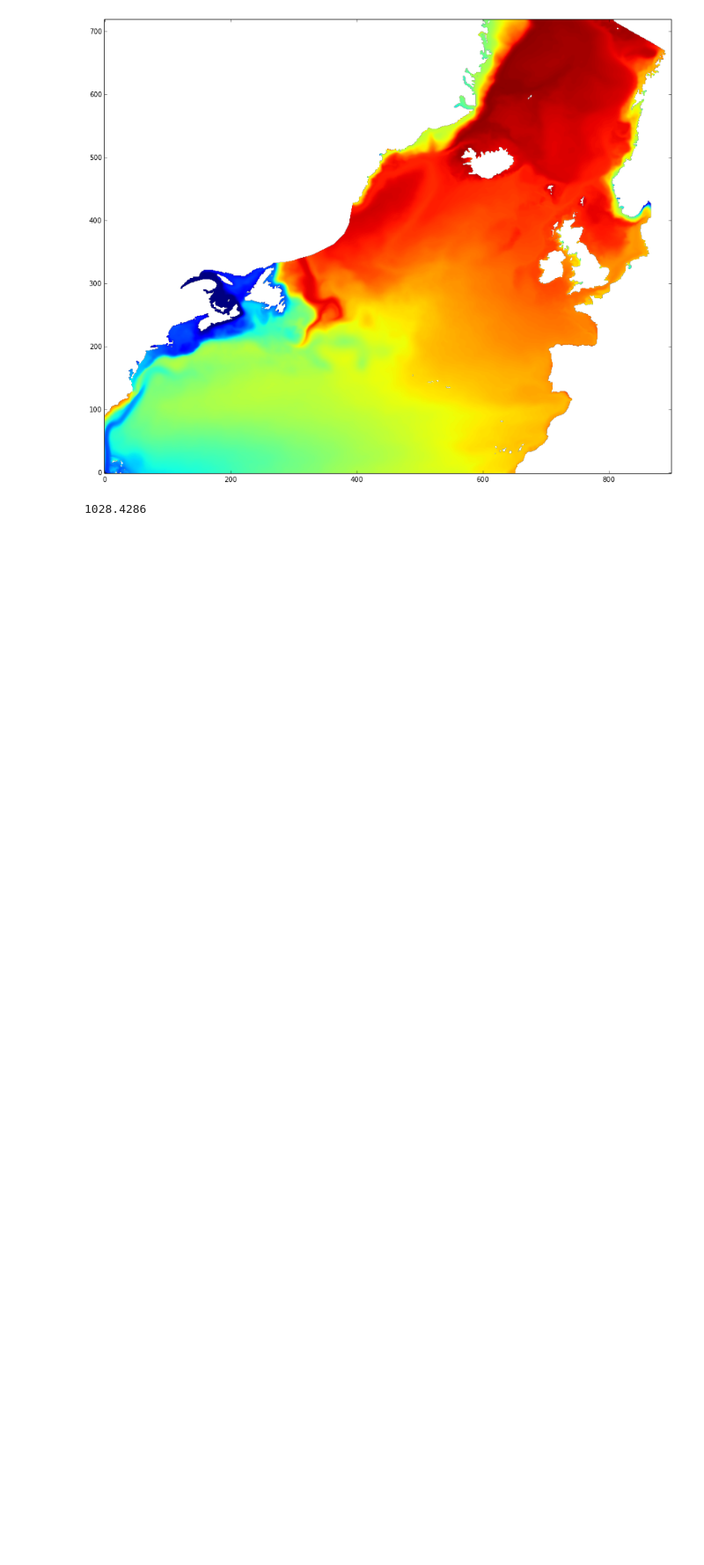
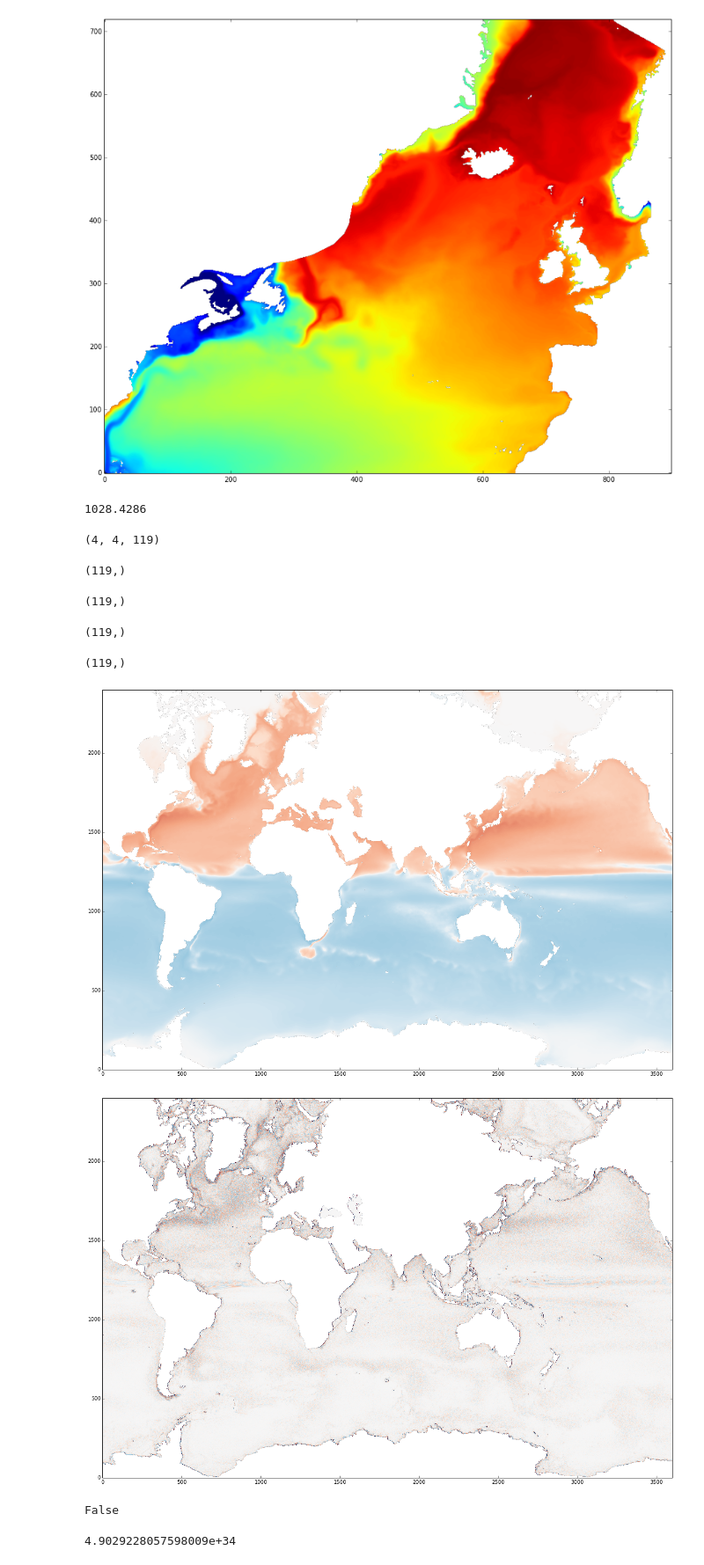
Before and after one commit to rabernat/pop_water_mass, a Jupyter notebook: notebooks/regions.ipynb, the cells around one changed output. Shown at 88% size. Drawn from its saved outputs; the diff is of its cells as text; code cells hidden in the pictures; blank space fills up the shorter version.

```diff
--- a/notebooks/regions.ipynb
+++ b/notebooks/regions.ipynb
@@ -55,3 +82,42 @@ plt.clim([23,28.2])
 np.ma.masked_array(rho0, natl.mask).max()
 # %% [output]
 1028.4286
+# %%
+A.shape
+# %% [output]
+(4, 4, 119)
+# %%
+A.mean(axis=0).sum(axis=0).shape
+# %% [output]
+(119,)
+# %%
+r.shape
+# %% [output]
+(119,)
+# %%
+A.mean(axis=0).sum(axis=0).shape
+# %% [output]
+(119,)
+# %%
+A.mean(axis=0)[0].shape
+# %% [output]
+(119,)
+# %%
+plt.figure(figsize=(20,16))
+plt.imshow(F_temp, cmap='RdBu_r', norm=SymLogNorm(linthresh=1e-6))
+plt.clim(np.array([-1,1])*1e-2)
+
+plt.figure(figsize=(20,16))
+plt.imshow(F_Smix, cmap='RdBu_r', norm=SymLogNorm(linthresh=1e-6))
+plt.clim(np.array([-1,1])*1e-2)
+# %% [output]
+[figure, added]
+[figure, added]
+# %%
+np.any(np.isnan(F_Tmix))
+# %% [output]
+False
+# %%
+a
+# %% [output]
+4.9029228057598009e+34
```
Also changed, not shown: parts of 3 cells of this notebook.
